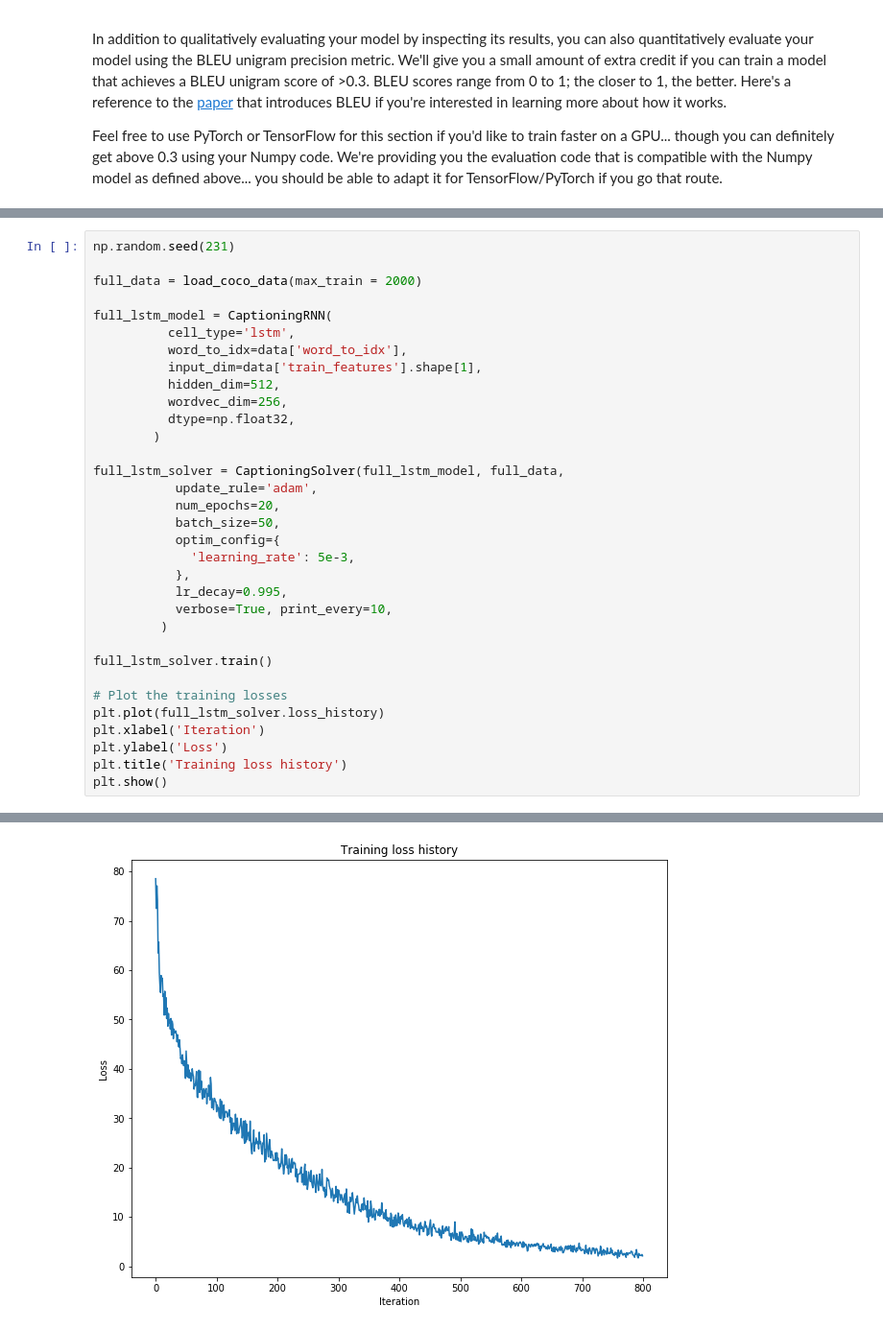
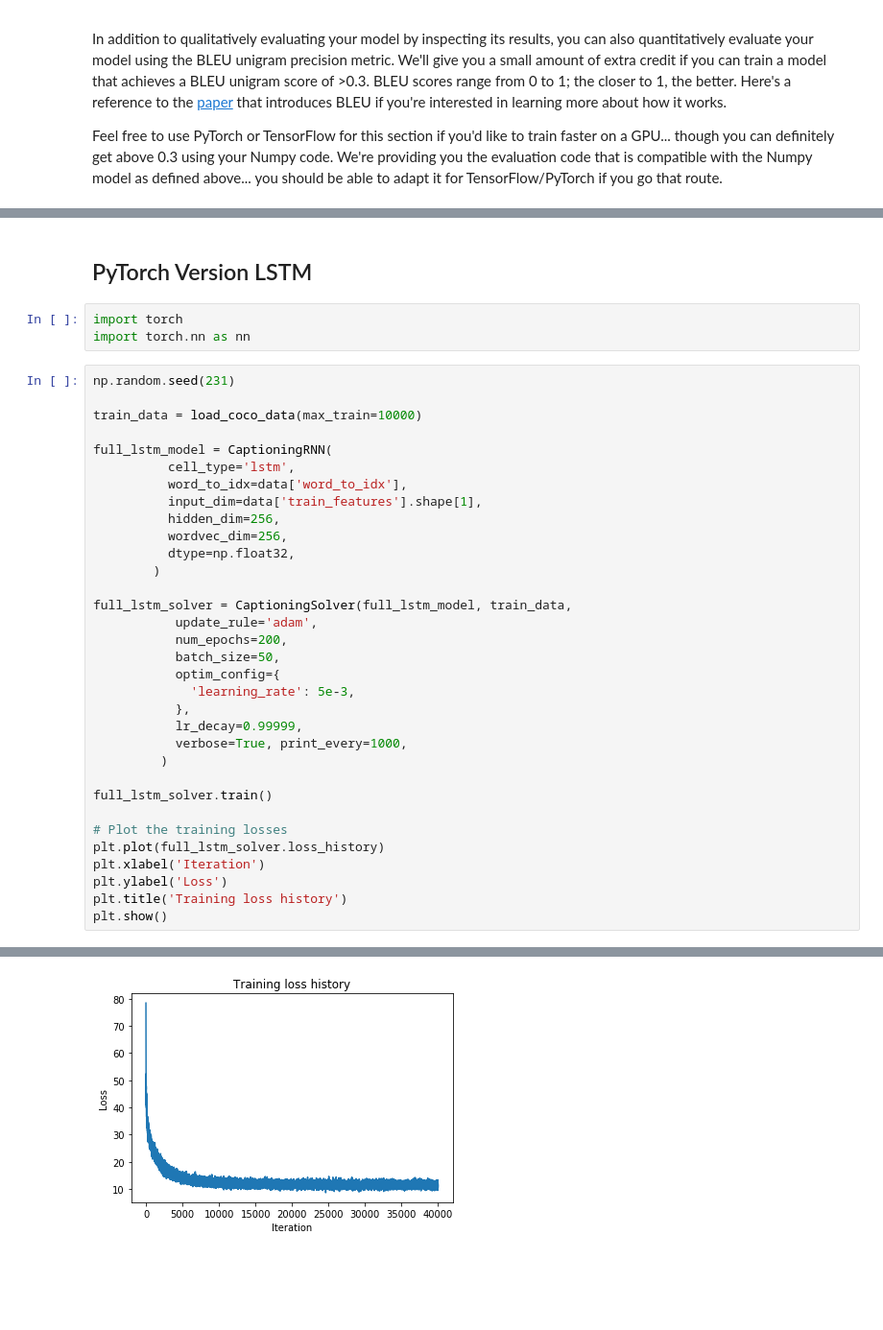
Before and after one commit to ppfish45/cs231n_assignment, a Jupyter notebook: assignment3/LSTM_Captioning.ipynb, the cells around one changed output, grey strips where cells are left out. Shown: that part at 96% size. Cells and saved outputs as stored; diff of their text form; blank space fills up the shorter version.

```diff
--- a/assignment3/LSTM_Captioning.ipynb
+++ b/assignment3/LSTM_Captioning.ipynb
@@ -404,29 +402,34 @@ def evaluate_model(model):
 
     for split in BLEUscores:
         print('Average BLEU score for %s: %f' % (split, BLEUscores[split]))
+# %% [markdown]
+## PyTorch Version LSTM
+# %%
+import torch
+import torch.nn as nn
 # %%
 np.random.seed(231)
 
-full_data = load_coco_data(max_train = 2000)
+train_data = load_coco_data(max_train=10000)
 
 full_lstm_model = CaptioningRNN(
           cell_type='lstm',
           word_to_idx=data['word_to_idx'],
           input_dim=data['train_features'].shape[1],
-          hidden_dim=512,
+          hidden_dim=256,
           wordvec_dim=256,
           dtype=np.float32,
         )
 
-full_lstm_solver = CaptioningSolver(full_lstm_model, full_data,
+full_lstm_solver = CaptioningSolver(full_lstm_model, train_data,
            update_rule='adam',
-           num_epochs=20,
+           num_epochs=200,
            batch_size=50,
            optim_config={
              'learning_rate': 5e-3,
            },
-           lr_decay=0.995,
-           verbose=True, print_every=10,
+           lr_decay=0.99999,
+           verbose=True, print_every=1000,
          )
 
 full_lstm_solver.train()
@@ -458,4 +461,4 @@ plt.show()
-[figure, old version]
+[figure, new version]
 # %%
 evaluate_model(full_lstm_model)
 # %% [output]
```
Also changed, not shown: parts of 6 cells of this notebook, 20 other files.
